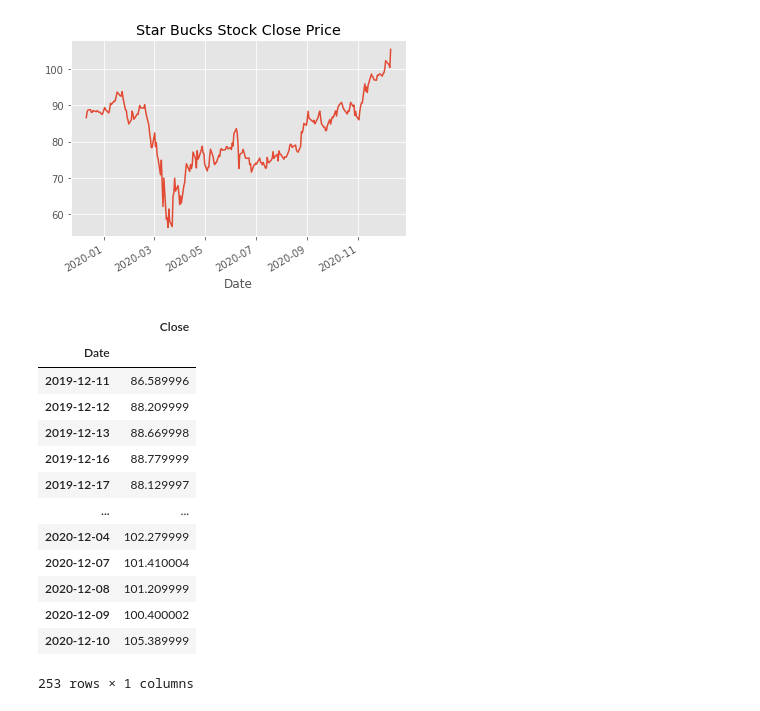
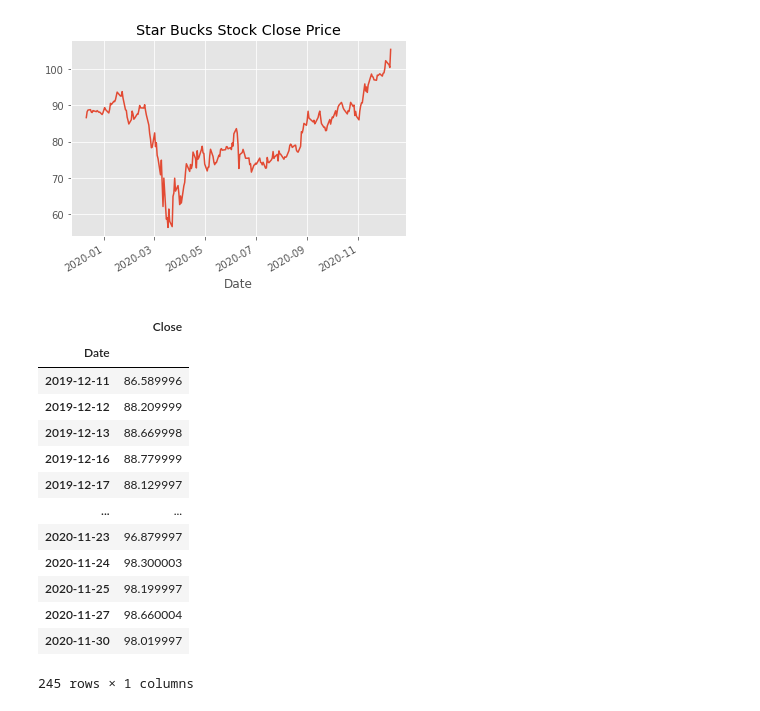
Before and after one commit to Kaktusowy500/BIAI, a Jupyter notebook: data_explore.ipynb, the cells around one changed output. Drawn from its saved outputs; the diff is of its cells as text; code cells hidden in the pictures.

```diff
--- a/data_explore.ipynb
+++ b/data_explore.ipynb
@@ -27,23 +27,23 @@ df['Close'].plot(label='CLOSE', title='Star Bucks Stock Close Price')
 <AxesSubplot:title={'center':'Star Bucks Stock Close Price'}, xlabel='Date'>
 [figure]
 # %%
-close_price_df = df.iloc[:, 3:4]
+close_price_df = df.iloc[:245, 3:4]
 close_price_df
 # %% [output]
 |  | Close |
 | Date |  |
 | 2019-12-11 | 86.589996 |
 | 2019-12-12 | 88.209999 |
 | 2019-12-13 | 88.669998 |
 | 2019-12-16 | 88.779999 |
 | 2019-12-17 | 88.129997 |
 | ... | ... |
-| 2020-12-04 | 102.279999 |
-| 2020-12-07 | 101.410004 |
-| 2020-12-08 | 101.209999 |
-| 2020-12-09 | 100.400002 |
-| 2020-12-10 | 105.389999 |
+| 2020-11-23 | 96.879997 |
+| 2020-11-24 | 98.300003 |
+| 2020-11-25 | 98.199997 |
+| 2020-11-27 | 98.660004 |
+| 2020-11-30 | 98.019997 |
-253 rows × 1 columns
+245 rows × 1 columns
 # %%
 ! pip install sklearn
 from sklearn.preprocessing import StandardScaler, MinMaxScaler
```
Also changed, not shown: parts of 10 cells of this notebook, 1 other file.
